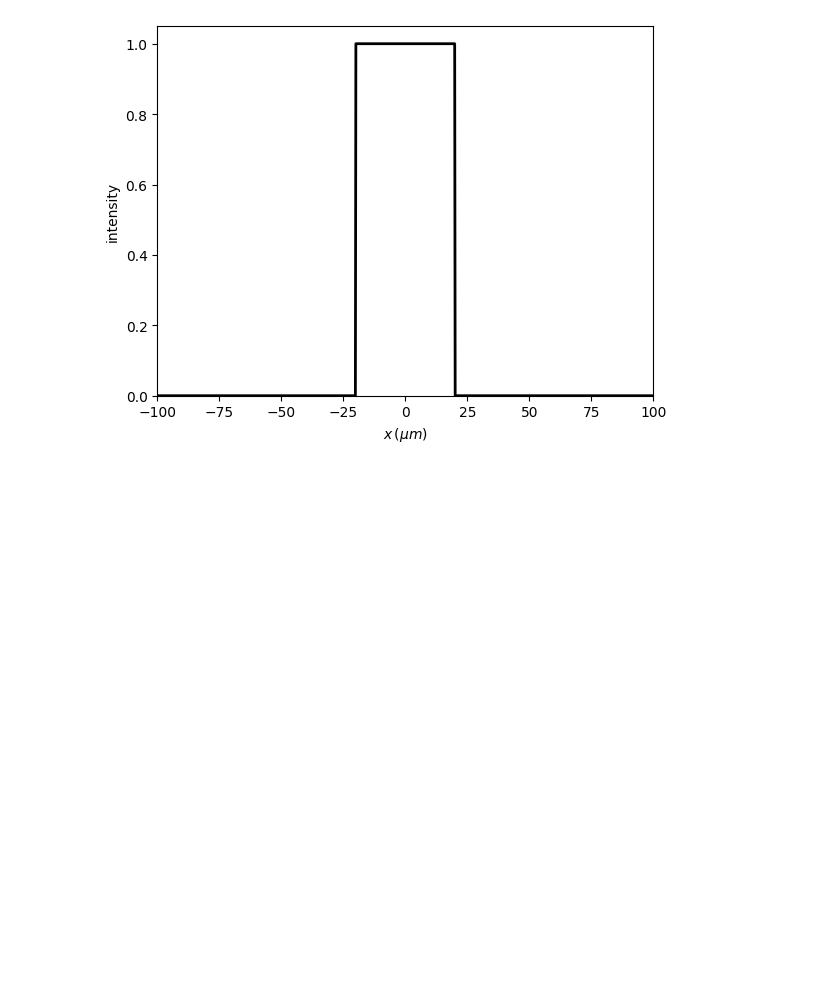
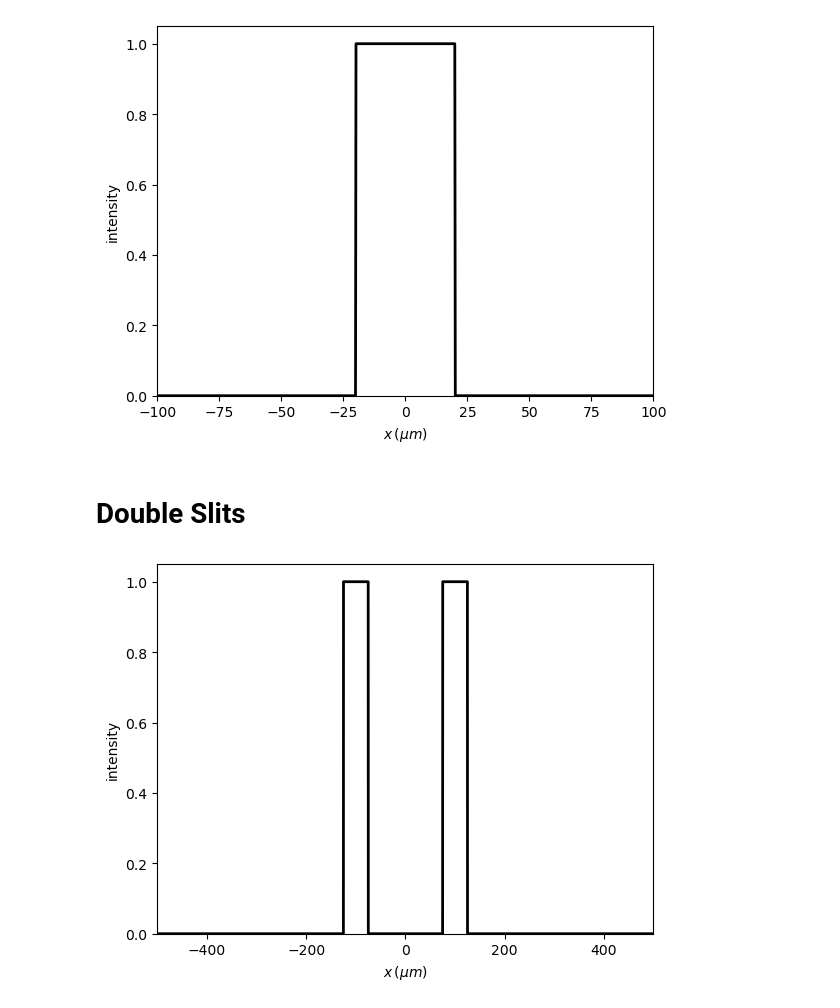
Before and after one commit to fredericosantos/light-particle-experiment, a Jupyter notebook: diffractio_1slit.ipynb, the cells around one changed output. Drawn from its saved outputs; the diff is of its cells as text; code cells hidden in the pictures; blank space fills up the shorter version.

```diff
--- a/diffractio_1slit.ipynb
+++ b/diffractio_1slit.ipynb
@@ -44,3 +48,25 @@ t0.draw("intensity")
 u1 = u0 * t0
 # %% [output]
 [figure]
+# %% [markdown]
+# Double Slits
+# %%
+barrier_type = 'double_slit'
+x0 = np.linspace(-500*um, 500*um, 1024*32)
+wavelength = 0.6238 * um
+# plane wave
+u0 = Scalar_source_X(x=x0, wavelength=wavelength)
+u0.plane_wave(A=1, theta=0)
+
+# slit
+
+t0 = Scalar_mask_X(x=x0,  wavelength=wavelength)
+# t0.slit(x0=0, size=50 * um)
+# t0.two_levels(level1=1, level2=0, x_edge=0)
+# t0.slit(x0=0, size=20 * um)
+t0.double_slit(x0=0, size=50 * um, separation=200 * um)
+t0.draw()
+
+u1 = u0 * t0
+# %% [output]
+[figure, added]
```
Also changed, not shown: parts of 10 cells of this notebook.
